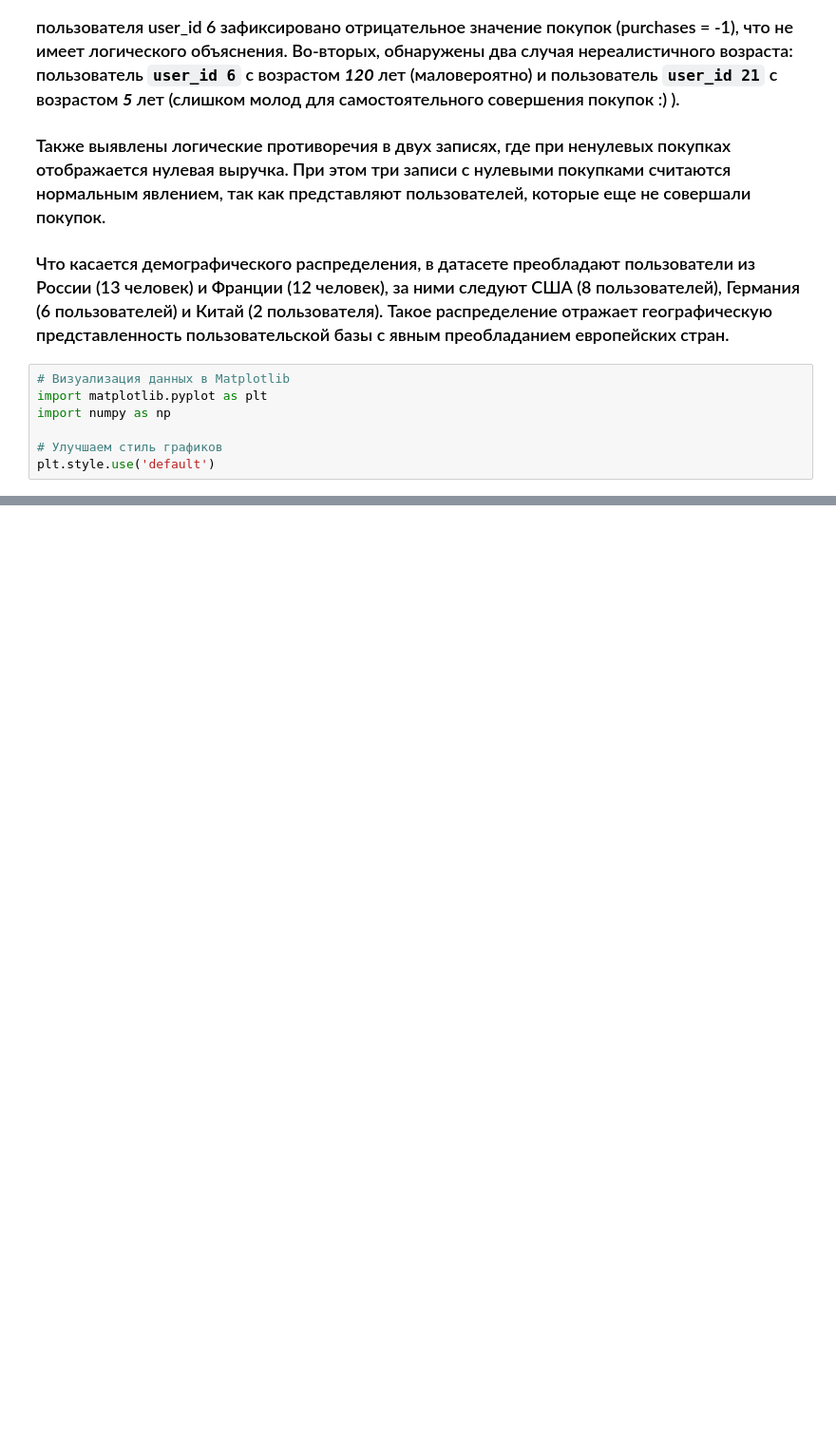
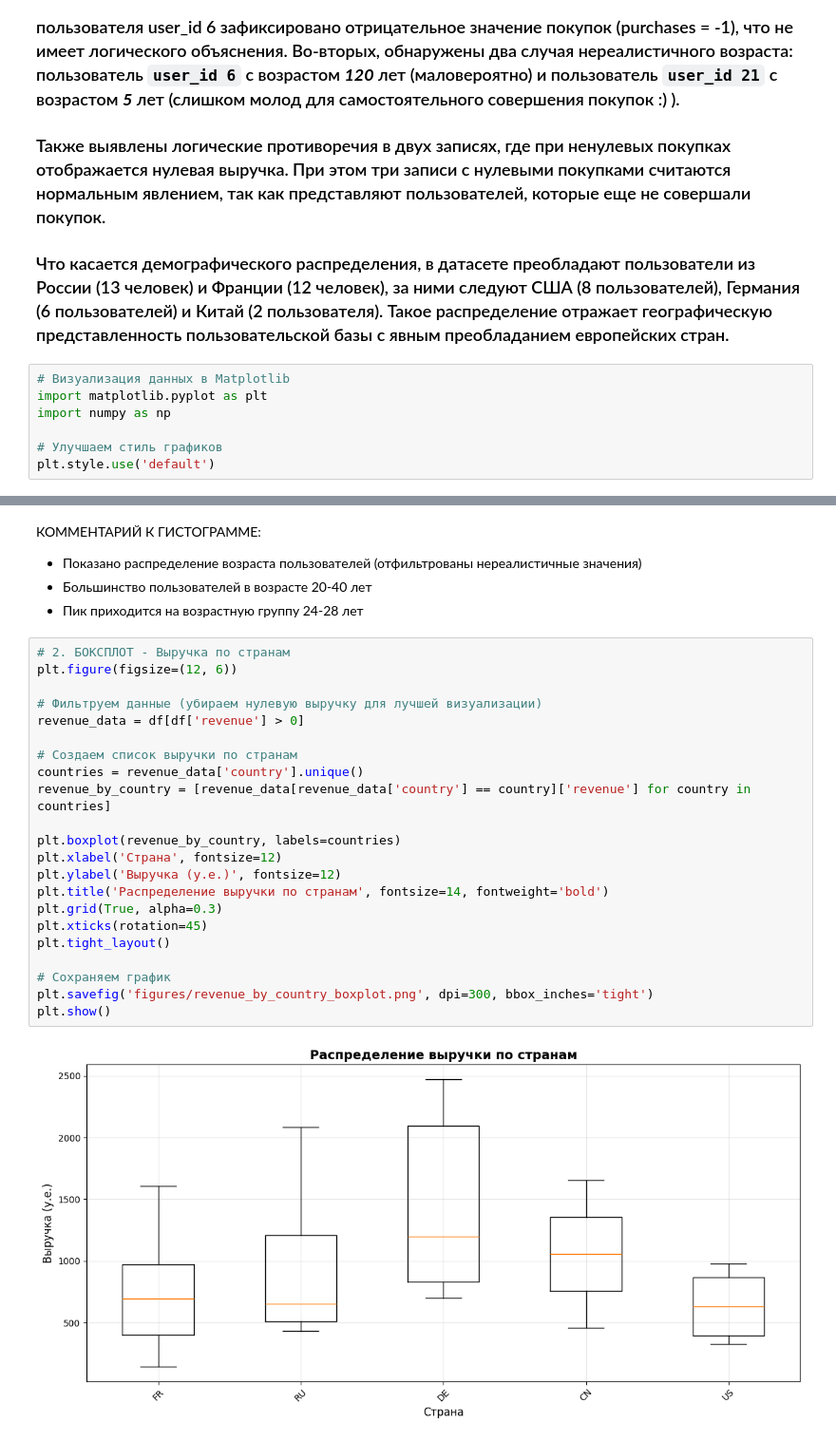
Before and after one commit to dex282/AI_source, a Jupyter notebook: homeworks/HW02/HW02.ipynb, the cells around one changed output, grey strips where cells are left out. Shown: that part at 95% size. Drawn from its saved outputs; the diff is of its cells as text; blank space fills up the shorter version.

```diff
--- a/homeworks/HW02/HW02.ipynb
+++ b/homeworks/HW02/HW02.ipynb
@@ -229,0 +221,30 @@ plt.show()
+# %% [markdown]
+
+КОММЕНТАРИЙ К ГИСТОГРАММЕ:
+- Показано распределение возраста пользователей (отфильтрованы нереалистичные значения)
+- Большинство пользователей в возрасте 20-40 лет
+- Пик приходится на возрастную группу 24-28 лет
+# %%
+# 2. БОКСПЛОТ - Выручка по странам
+plt.figure(figsize=(12, 6))
+
+# Фильтруем данные (убираем нулевую выручку для лучшей визуализации)
+revenue_data = df[df['revenue'] > 0]
+
+# Создаем список выручки по странам
+countries = revenue_data['country'].unique()
+revenue_by_country = [revenue_data[revenue_data['country'] == country]['revenue'] for country in countries]
+
+plt.boxplot(revenue_by_country, labels=countries)
+plt.xlabel('Страна', fontsize=12)
+plt.ylabel('Выручка (у.е.)', fontsize=12)
+plt.title('Распределение выручки по странам', fontsize=14, fontweight='bold')
+plt.grid(True, alpha=0.3)
+plt.xticks(rotation=45)
+plt.tight_layout()
+
+# Сохраняем график
+plt.savefig('figures/revenue_by_country_boxplot.png', dpi=300, bbox_inches='tight')
+plt.show()
+# %% [output]
+[figure, added]
```
Also changed, not shown: parts of 4 cells of this notebook, 2 other files.
